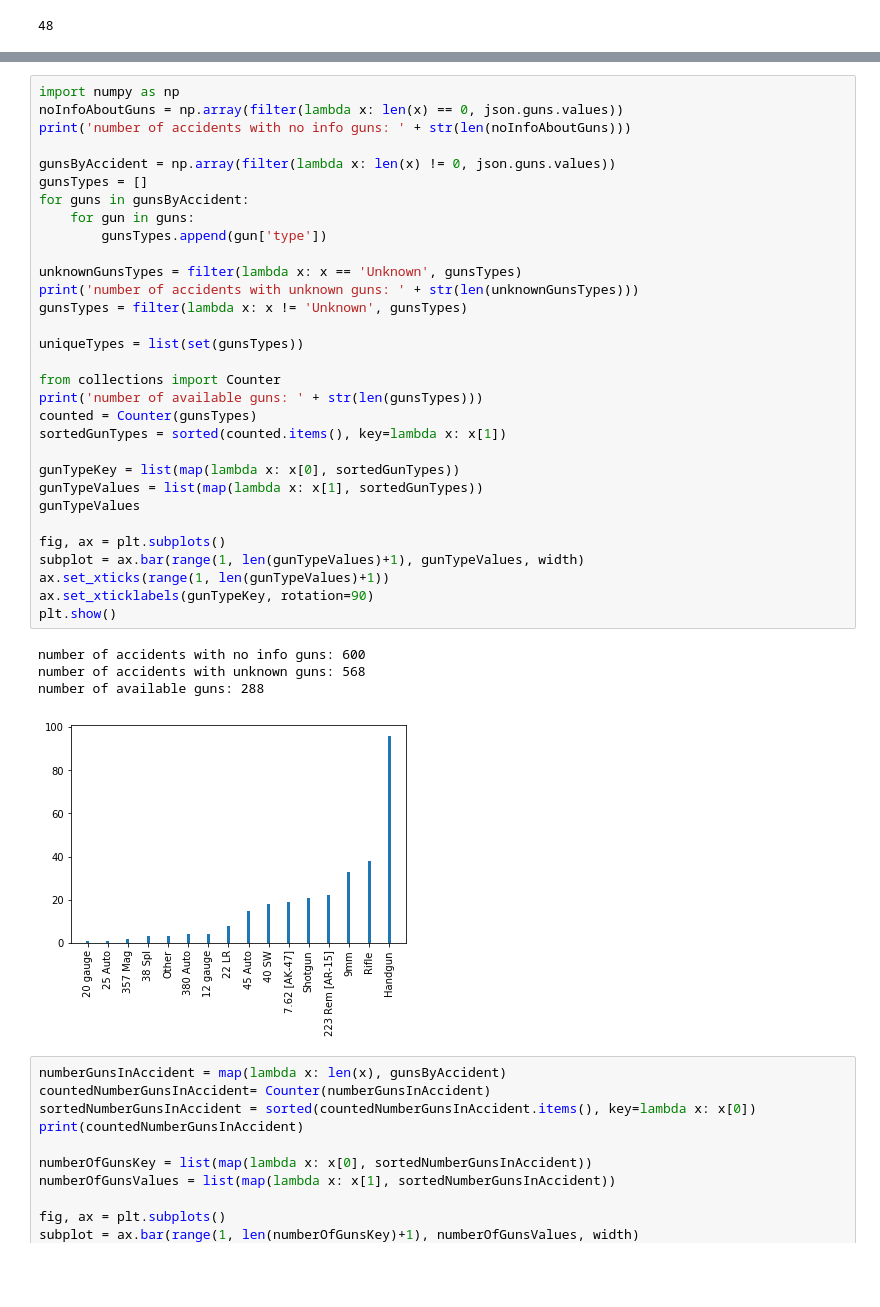
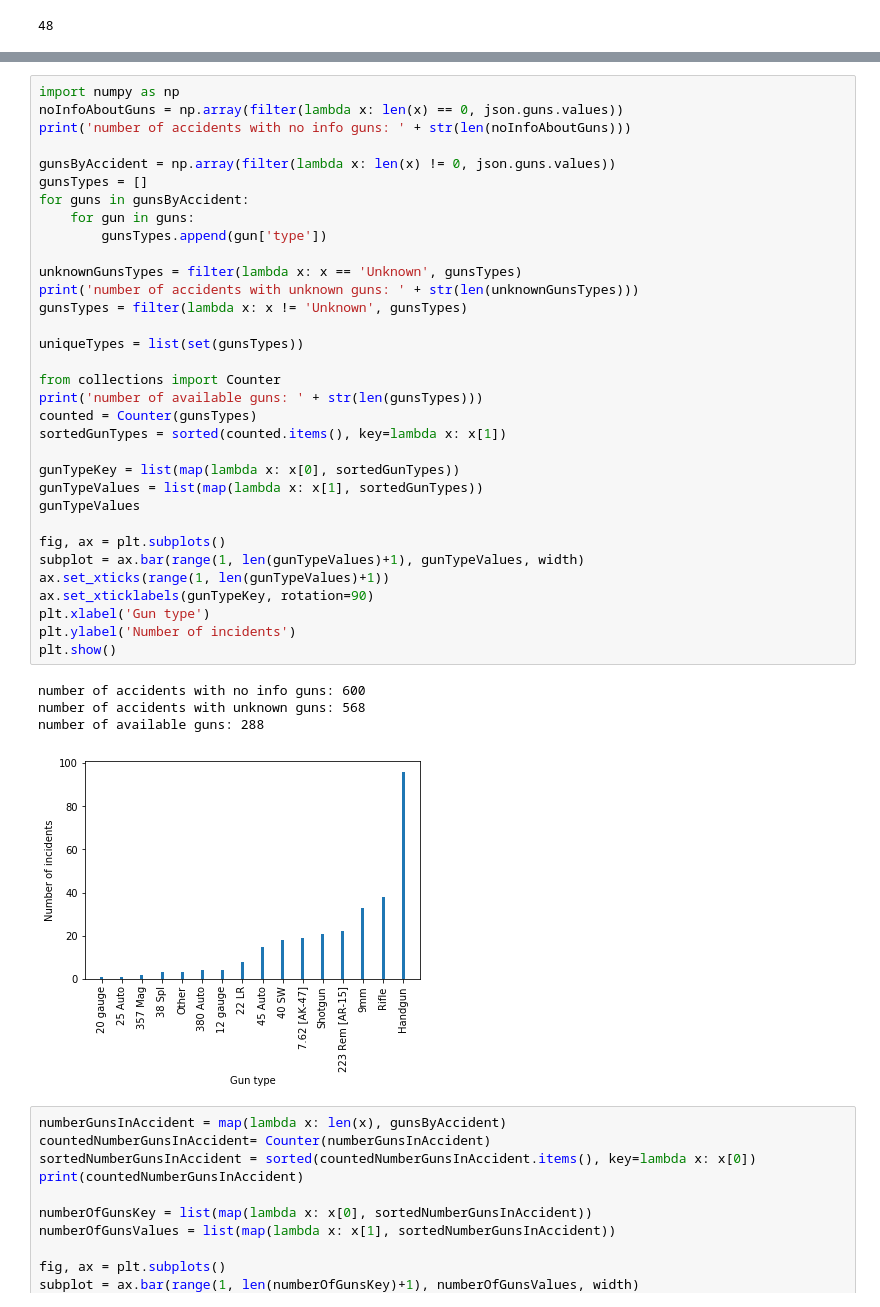
Before and after one commit to BlueEyedHush/us-mass-shootings, a Jupyter notebook: gva-analysis/Gun Violence Archive analysis.ipynb, the cells around one changed output, grey strips where cells are left out. Cells and saved outputs as stored; diff of their text form; blank space fills up the shorter version.

```diff
--- a/gva-analysis/Gun Violence Archive analysis.ipynb
+++ b/gva-analysis/Gun Violence Archive analysis.ipynb
@@ -139,34 +145,36 @@ print('number of accidents with no info guns: ' + str(len(noInfoAboutGuns)))
 gunsByAccident = np.array(filter(lambda x: len(x) != 0, json.guns.values))
 gunsTypes = []
 for guns in gunsByAccident:
     for gun in guns:
         gunsTypes.append(gun['type'])
 
 unknownGunsTypes = filter(lambda x: x == 'Unknown', gunsTypes)
 print('number of accidents with unknown guns: ' + str(len(unknownGunsTypes)))
 gunsTypes = filter(lambda x: x != 'Unknown', gunsTypes)
 
 uniqueTypes = list(set(gunsTypes))
 
 from collections import Counter
 print('number of available guns: ' + str(len(gunsTypes)))
 counted = Counter(gunsTypes)
 sortedGunTypes = sorted(counted.items(), key=lambda x: x[1])
 
 gunTypeKey = list(map(lambda x: x[0], sortedGunTypes))
 gunTypeValues = list(map(lambda x: x[1], sortedGunTypes))
 gunTypeValues
 
 fig, ax = plt.subplots()
 subplot = ax.bar(range(1, len(gunTypeValues)+1), gunTypeValues, width)
 ax.set_xticks(range(1, len(gunTypeValues)+1))
 ax.set_xticklabels(gunTypeKey, rotation=90)
+plt.xlabel('Gun type')
+plt.ylabel('Number of incidents')
 plt.show()
 # %% [output]
 number of accidents with no info guns: 600
 number of accidents with unknown guns: 568
 number of available guns: 288
-[figure, old version]
+[figure, new version]
 # %%
 numberGunsInAccident = map(lambda x: len(x), gunsByAccident)
 countedNumberGunsInAccident= Counter(numberGunsInAccident)
```
Also changed, not shown: parts of 5 cells of this notebook.
